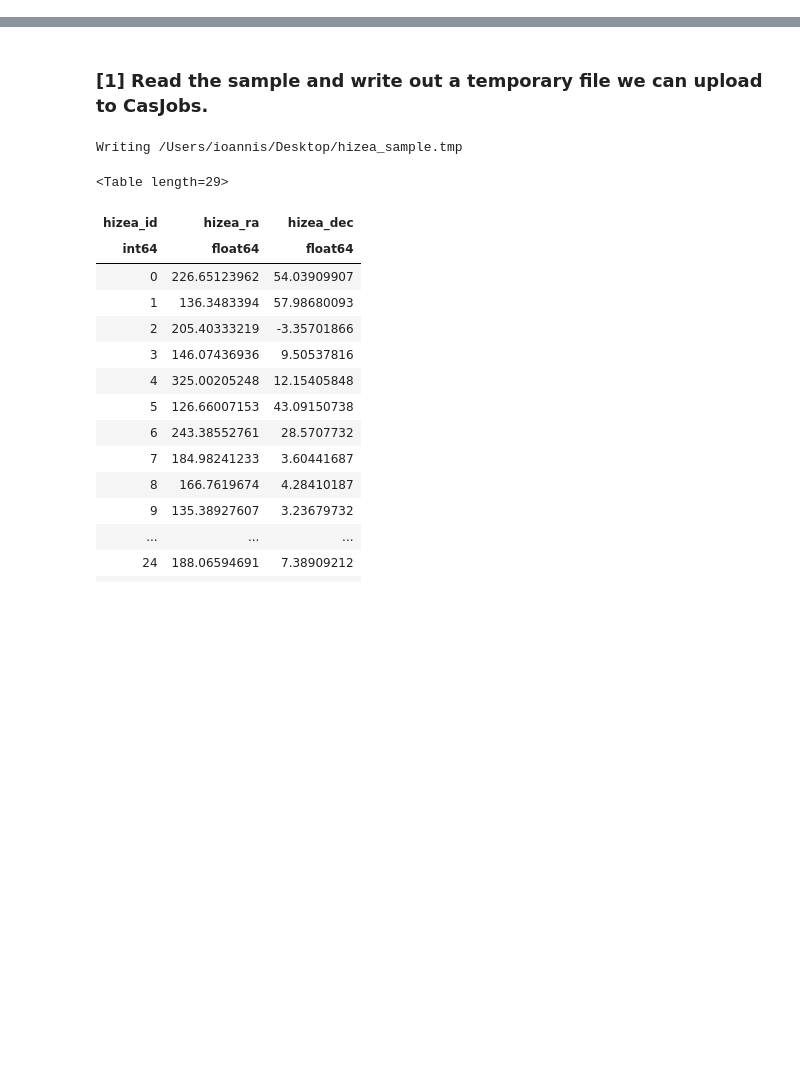
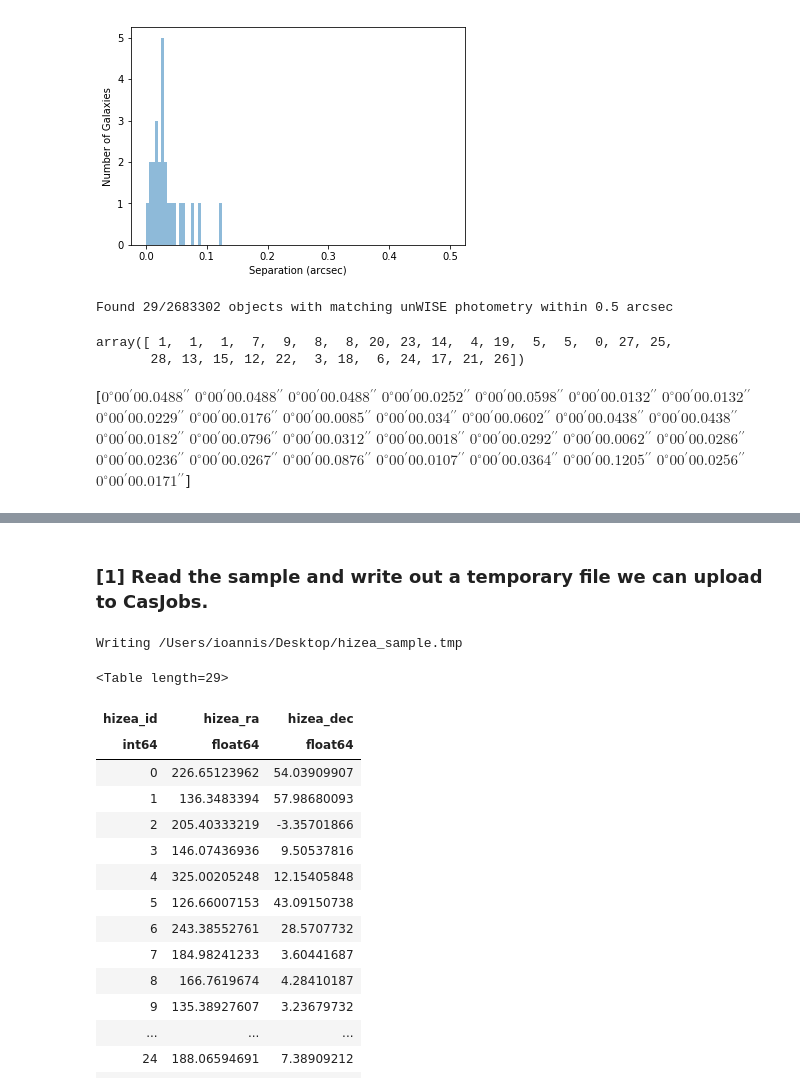
Before and after one commit to moustakas/hizea, a Jupyter notebook: doc/nb/hizea-unwise.ipynb, the cells around one changed output, grey strips where cells are left out. Saved outputs shown, nothing was run; the diff lists cells and outputs as text; code cells hidden in the pictures; blank space fills up the shorter version.

```diff
--- a/doc/nb/hizea-unwise.ipynb
+++ b/doc/nb/hizea-unwise.ipynb
@@ -16,0 +100,4 @@ from astropy.table import Table
+# %%
+qa_sep(sep2d)
+# %% [output]
+[figure, added]
@@ -16,0 +106,43 @@ from astropy.table import Table
+# %%
+indx_unwise, indx_hizea, d2d, _ = hizeacoord.search_around_sky(unwisecoord, rad)
+nmatch = len(indx_unwise)
+print('Found {}/{} objects with matching unWISE photometry within {}'.format(nmatch, len(unwise), rad))
+# %% [output]
+Found 29/2683302 objects with matching unWISE photometry within 0.5 arcsec
+# %%
+indx_hizea
+# %% [output]
+array([ 1,  1,  1,  7,  9,  8,  8, 20, 23, 14,  4, 19,  5,  5,  0, 27, 25,
+       28, 13, 15, 12, 22,  3, 18,  6, 24, 17, 21, 26])
+# %%
+d2d
+# %% [output]
+[$0^\circ00{}^\prime00.0488{}^{\prime\prime}$
+ $0^\circ00{}^\prime00.0488{}^{\prime\prime}$
+ $0^\circ00{}^\prime00.0488{}^{\prime\prime}$
+ $0^\circ00{}^\prime00.0252{}^{\prime\prime}$
+ $0^\circ00{}^\prime00.0598{}^{\prime\prime}$
+ $0^\circ00{}^\prime00.0132{}^{\prime\prime}$
+ $0^\circ00{}^\prime00.0132{}^{\prime\prime}$
+ $0^\circ00{}^\prime00.0229{}^{\prime\prime}$
+ $0^\circ00{}^\prime00.0176{}^{\prime\prime}$
+ $0^\circ00{}^\prime00.0085{}^{\prime\prime}$
+ $0^\circ00{}^\prime00.034{}^{\prime\prime}$
+ $0^\circ00{}^\prime00.0602{}^{\prime\prime}$
+ $0^\circ00{}^\prime00.0438{}^{\prime\prime}$
+ $0^\circ00{}^\prime00.0438{}^{\prime\prime}$
+ $0^\circ00{}^\prime00.0182{}^{\prime\prime}$
+ $0^\circ00{}^\prime00.0796{}^{\prime\prime}$
+ $0^\circ00{}^\prime00.0312{}^{\prime\prime}$
+ $0^\circ00{}^\prime00.0018{}^{\prime\prime}$
+ $0^\circ00{}^\prime00.0292{}^{\prime\prime}$
+ $0^\circ00{}^\prime00.0062{}^{\prime\prime}$
+ $0^\circ00{}^\prime00.0286{}^{\prime\prime}$
+ $0^\circ00{}^\prime00.0236{}^{\prime\prime}$
+ $0^\circ00{}^\prime00.0267{}^{\prime\prime}$
+ $0^\circ00{}^\prime00.0876{}^{\prime\prime}$
+ $0^\circ00{}^\prime00.0107{}^{\prime\prime}$
+ $0^\circ00{}^\prime00.0364{}^{\prime\prime}$
+ $0^\circ00{}^\prime00.1205{}^{\prime\prime}$
+ $0^\circ00{}^\prime00.0256{}^{\prime\prime}$
+ $0^\circ00{}^\prime00.0171{}^{\prime\prime}$]
```
Also changed, not shown: parts of 14 cells of this notebook.
